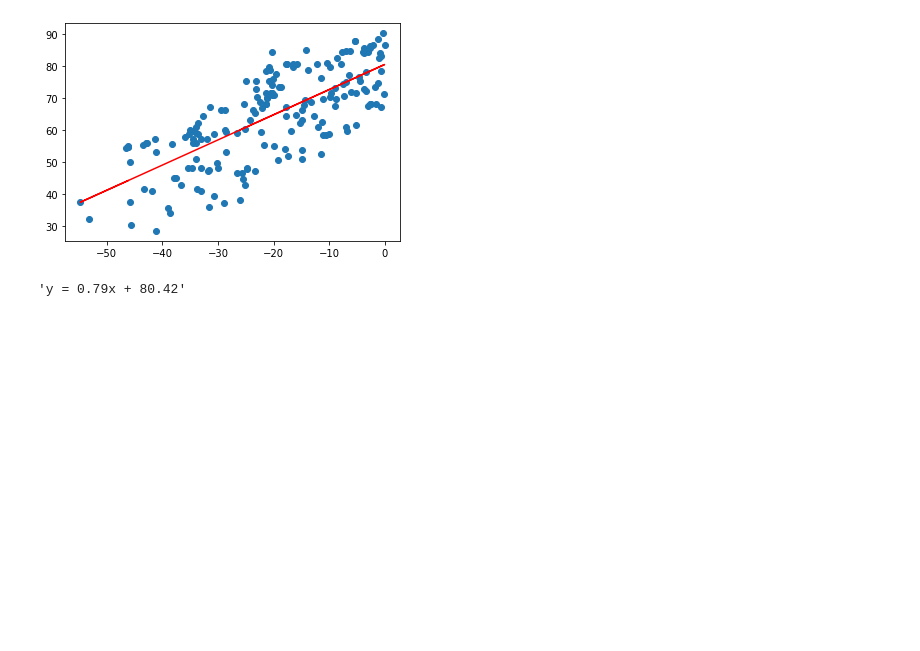
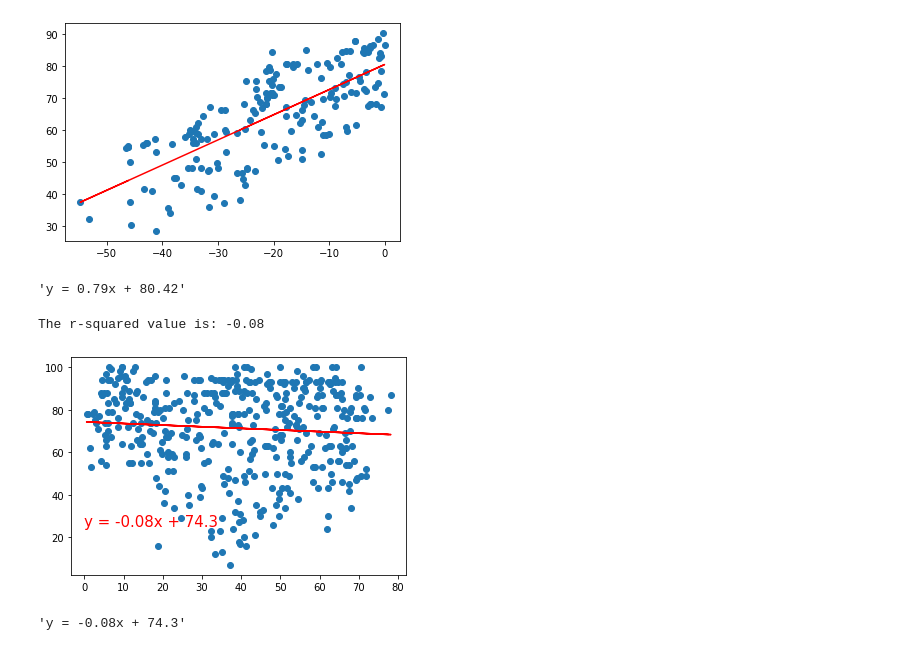
Before and after one commit to jaydenleblanc/python-api-challenge, a Jupyter notebook: WeatherPy/WeatherPy.ipynb, the cells around one changed output. Drawn from its saved outputs; the diff is of its cells as text; code cells hidden in the pictures; blank space fills up the shorter version.

```diff
--- a/WeatherPy/WeatherPy.ipynb
+++ b/WeatherPy/WeatherPy.ipynb
@@ -326,3 +326,13 @@ south_equation
 The r-squared value is: 0.74
 [figure]
 'y = 0.79x + 80.42'
+# %%
+#Latitude vs Humidity
+
+#North
+north_humidity= correlation_graph(northern_hemisphere['Latitude'],northern_hemisphere['Humidity (%)'])
+north_humidity
+# %% [output]
+The r-squared value is: -0.08
+[figure, added]
+'y = -0.08x + 74.3'
```
Also changed, not shown: parts of 7 cells of this notebook.
